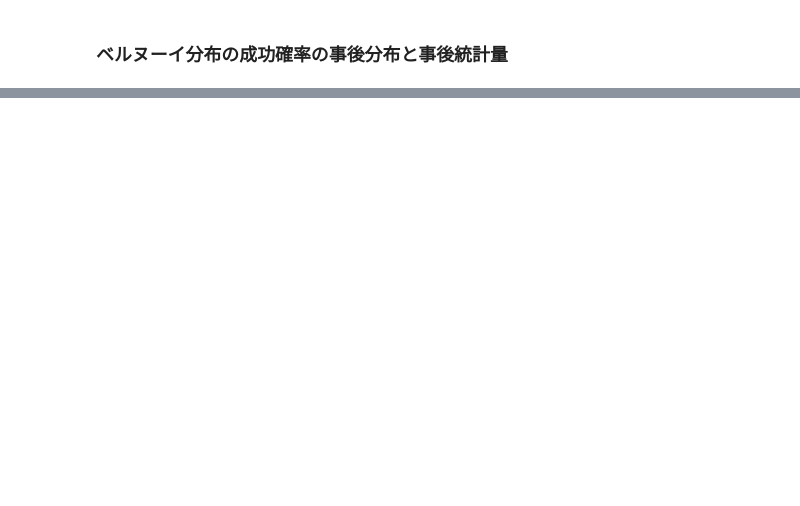
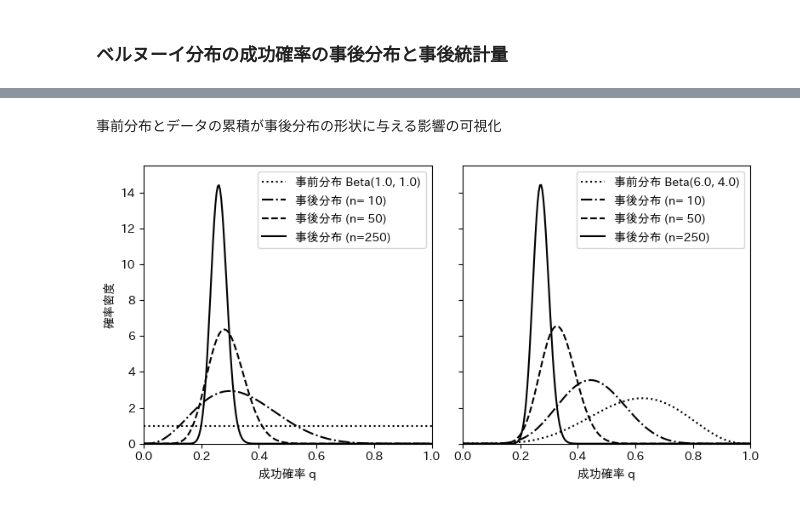
Before and after one commit to inoueshinichi/Learn_Bayesian, a Jupyter notebook: bernoulli_bayes_update.ipynb, the cells around one changed output, grey strips where cells are left out. Cells and saved outputs as stored; diff of their text form; code cells hidden in the pictures; blank space fills up the shorter version.

```diff
--- a/bernoulli_bayes_update.ipynb
+++ b/bernoulli_bayes_update.ipynb
@@ -80,0 +143,36 @@ def bernoulli_stats(data: np.ndarray,
+# %% [markdown]
+事前分布とデータの累積が事後分布の形状に与える影響の可視化
+# %%
+np.random.seed(99)
+data = st.bernoulli.rvs(p, size=250)
+value_size = np.array([10, 50, 250])
+value_a0 = np.array([1.0, 6.0])
+value_b0 = np.array([1.0, 4.0])
+styles = [':', '-.', '--', '-']
+fig2, ax2 = plt.subplots(1, 2, sharey='all', sharex='all', num=2, figsize=(8,4), facecolor='w')
+ax2[0].set_xlim(0,1)
+ax2[0].set_ylim(0,15.5)
+ax2[0].set_ylabel('確率密度')
+for index in range(2):
+    style_index = 0
+
+    # 事前分布
+    a0_i = value_a0[index]
+    b0_i = value_b0[index]
+    ax2[index].plot(q, st.beta.pdf(q, a0_i, b0_i), color='k', linestyle=styles[style_index],
+                    label=f'事前分布 Beta({a0_i:3.1f}, {b0_i:3.1f})')
+
+    # 事後分布
+    for n_j in value_size:
+        style_index += 1
+        sum_data = np.sum(data[:n_j])
+        a_j = sum_data + a0_i
+        b_j = n_j - sum_data + b0_i
+        ax2[index].plot(q, st.beta.pdf(q, a_j, b_j), color='k', linestyle=styles[style_index], label=f'事後分布 (n={n_j:3d})')
+        ax2[index].set_xlabel('成功確率 q')
+        ax2[index].legend(loc='best')
+plt.tight_layout()
+# plt.savefig('pybayes_fig_bernoulli_posterior_convergence.png', dpi=300)
+plt.show()
+# %% [output]
+[figure, added]
```
Also changed, not shown: parts of 38 cells of this notebook.
